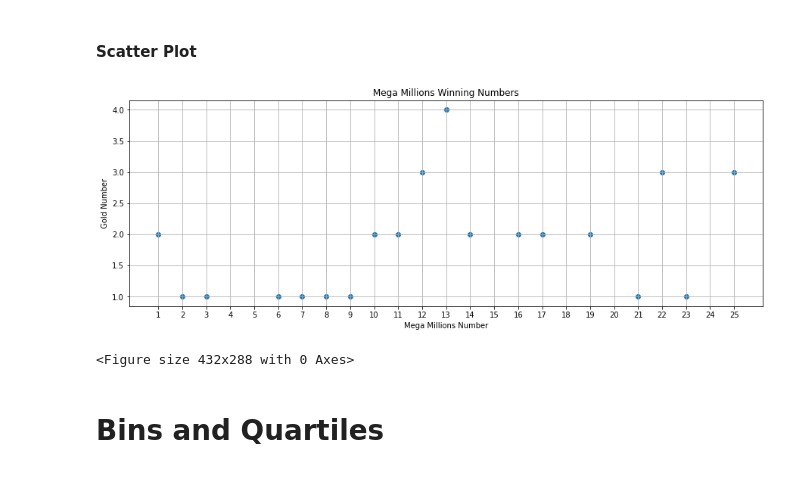
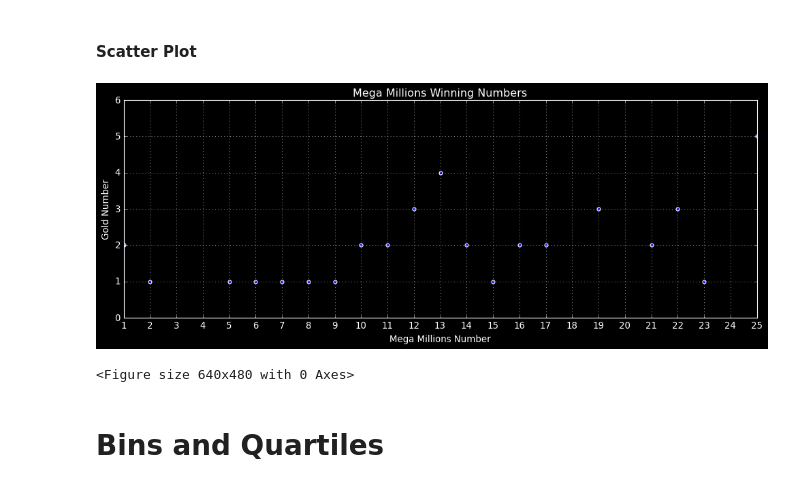
Before and after one commit to Jamals211/Gaming_The_Lottery, a Jupyter notebook: Lottery.ipynb, the cells around one changed output. Cells and saved outputs as stored; diff of their text form; code cells hidden in the pictures.

```diff
--- a/Lottery.ipynb
+++ b/Lottery.ipynb
@@ -18,6 +18,10 @@ import matplotlib.ticker as mtick
 import matplotlib as mpl
 from matplotlib import colors
 
+from matplotlib import style
+# print(plt.style.available)
+style.use(['classic','dark_background'])
+
 # Stats
 from scipy.stats import chi2
 import collections
@@ -89,7 +93,7 @@ gold=[i[5] for i in winning_numbers]
 gold = list(map(int, gold))
 # %%
 main_numbers=x[0:250]
-gold_list=gold[5:40]
+gold_list=gold[0:40]
 # %%
 print(gold_list)
 # %% [output]
@@ -342,22 +351,24 @@ Variance
 # %%
 #unpack the list ofr x and y values using zip(data)
 x, y = zip(*sorted_g)
 #plot the # vs the number of occurces
 fig = plt.figure(figsize = (15, 5))
 plt.scatter(*zip(*sorted_g))
 plt.xticks(np.arange(min(x), max(x)+1, 1.0))
+
+plt.margins(x=0)
 
 plt.xlabel("Mega Millions Number")
 plt.ylabel("Gold Number")
 plt.title("Mega Millions Winning Numbers")
 plt.grid()
 plt.show()
 plt.savefig("MegaMillionsGold.png", bbox_inches='tight')
 plt.savefig("Images/GoldScatter.png", bbox_inches='tight')
 plt.show()
 # %% [output]
-[figure, old version]
+[figure, new version]
-<Figure size 432x288 with 0 Axes>
+<Figure size 640x480 with 0 Axes>
 # %% [markdown]
 # Bins and Quartiles
 # %% [markdown]
```
Also changed, not shown: parts of 24 cells of this notebook, 9 other files.
